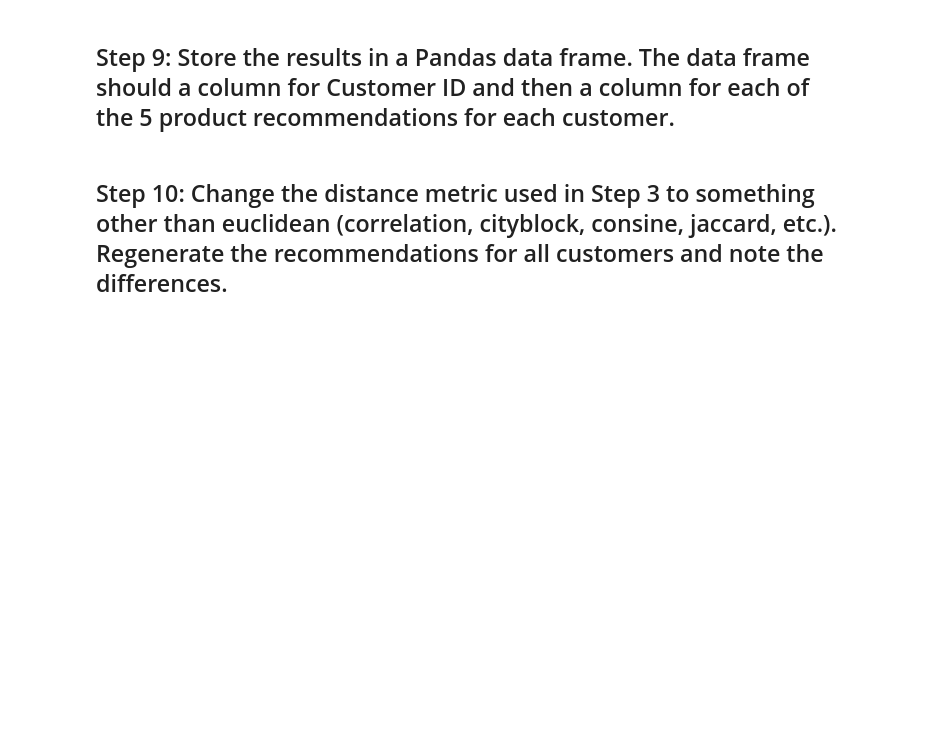
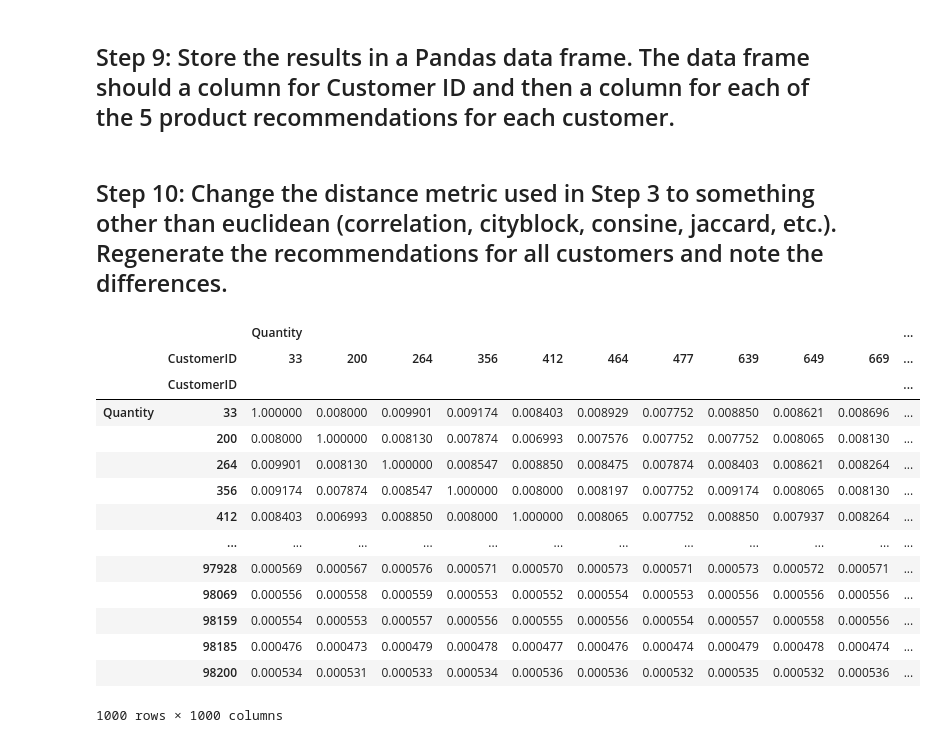
Before and after one commit to damarianor/dataptmad0223_labs, a Jupyter notebook: extra-work/m2/lab-intro-recommender-systems/your-code/main.ipynb, the cells around one changed output. Cells and saved outputs as stored; diff of their text form; code cells hidden in the pictures; blank space fills up the shorter version.

```diff
--- a/extra-work/m2/lab-intro-recommender-systems/your-code/main.ipynb
+++ b/extra-work/m2/lab-intro-recommender-systems/your-code/main.ipynb
@@ -143,3 +173,25 @@ df_merged
 ##  Step 9: Store the results in a Pandas data frame. The data frame should a column for Customer ID and then a column for each of the 5 product recommendations for each customer.
 # %% [markdown]
 ## Step 10: Change the distance metric used in Step 3 to something other than euclidean (correlation, cityblock, consine, jaccard, etc.). Regenerate the recommendations for all customers and note the differences.
+# %%
+matrix_2 = pd.DataFrame(1/(1 + squareform(pdist(pivot_table.T, 'cityblock'))),
+                                index=pivot_table.columns,
+                                columns=pivot_table.columns)
+
+matrix_2
+# %% [output]
+|  |  | Quantity |  |  |  |  |  |  |  |  |  | ... |
+|  | CustomerID | 33 | 200 | 264 | 356 | 412 | 464 | 477 | 639 | 649 | 669 | ... |
+|  | CustomerID |  |  |  |  |  |  |  |  |  |  | ... |
+| Quantity | 33 | 1.000000 | 0.008000 | 0.009901 | 0.009174 | 0.008403 | 0.008929 | 0.007752 | 0.008850 | 0.008621 | 0.008696 | ... |
+|  | 200 | 0.008000 | 1.000000 | 0.008130 | 0.007874 | 0.006993 | 0.007576 | 0.007752 | 0.007752 | 0.008065 | 0.008130 | ... |
+|  | 264 | 0.009901 | 0.008130 | 1.000000 | 0.008547 | 0.008850 | 0.008475 | 0.007874 | 0.008403 | 0.008621 | 0.008264 | ... |
+|  | 356 | 0.009174 | 0.007874 | 0.008547 | 1.000000 | 0.008000 | 0.008197 | 0.007752 | 0.009174 | 0.008065 | 0.008130 | ... |
+|  | 412 | 0.008403 | 0.006993 | 0.008850 | 0.008000 | 1.000000 | 0.008065 | 0.007752 | 0.008850 | 0.007937 | 0.008264 | ... |
+|  | ... | ... | ... | ... | ... | ... | ... | ... | ... | ... | ... | ... |
+|  | 97928 | 0.000569 | 0.000567 | 0.000576 | 0.000571 | 0.000570 | 0.000573 | 0.000571 | 0.000573 | 0.000572 | 0.000571 | ... |
+|  | 98069 | 0.000556 | 0.000558 | 0.000559 | 0.000553 | 0.000552 | 0.000554 | 0.000553 | 0.000556 | 0.000556 | 0.000556 | ... |
+|  | 98159 | 0.000554 | 0.000553 | 0.000557 | 0.000556 | 0.000555 | 0.000556 | 0.000554 | 0.000557 | 0.000558 | 0.000556 | ... |
+|  | 98185 | 0.000476 | 0.000473 | 0.000479 | 0.000478 | 0.000477 | 0.000476 | 0.000474 | 0.000479 | 0.000478 | 0.000474 | ... |
+|  | 98200 | 0.000534 | 0.000531 | 0.000533 | 0.000534 | 0.000536 | 0.000536 | 0.000532 | 0.000535 | 0.000532 | 0.000536 | ... |
+1000 rows × 1000 columns
```
Also changed, not shown: parts of 4 cells of this notebook.
